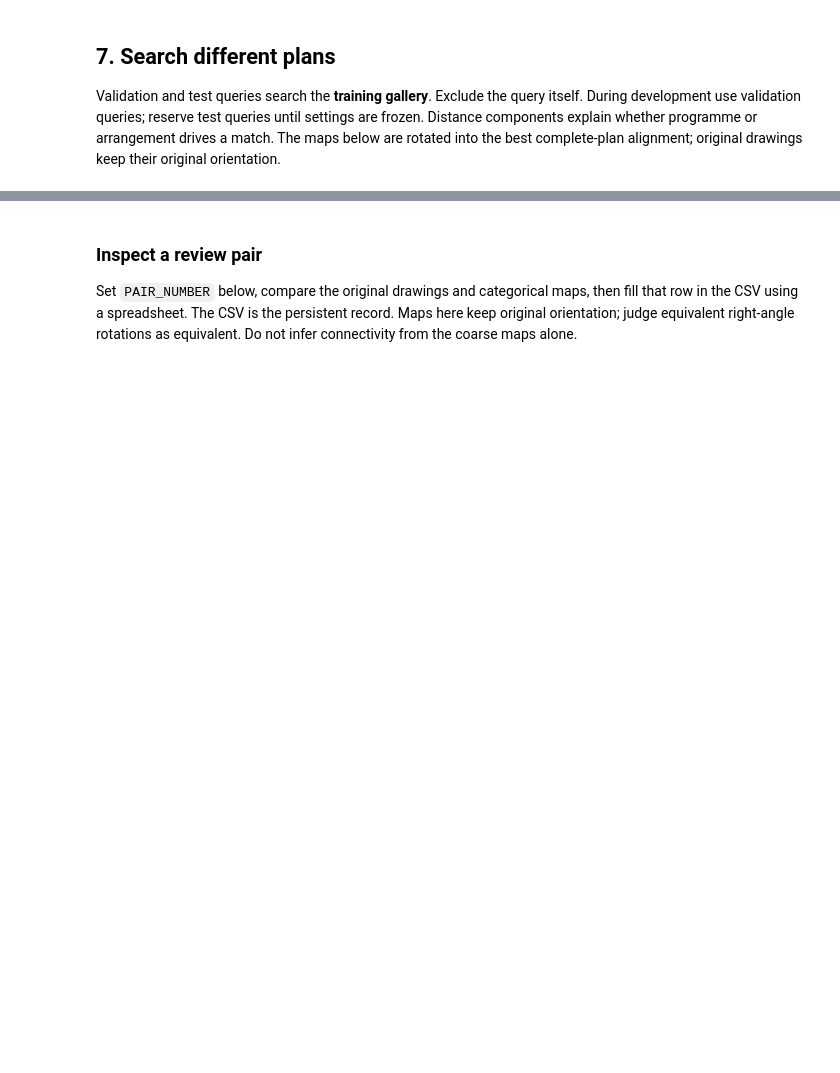
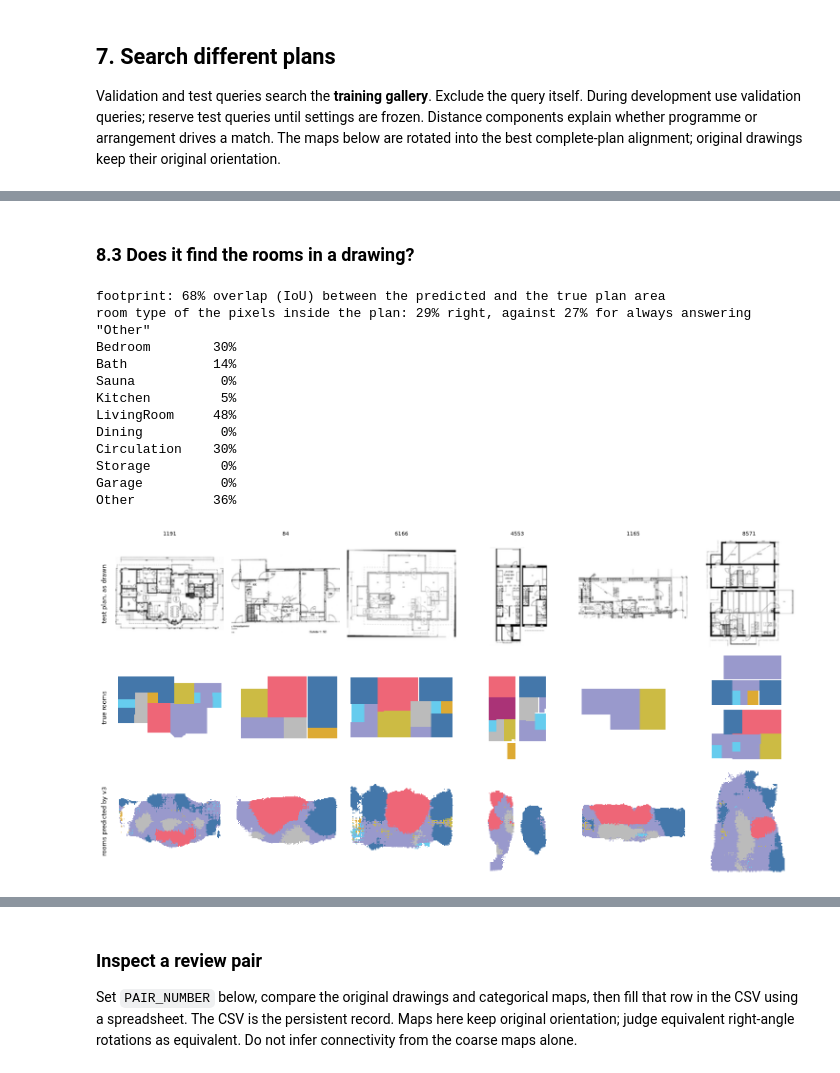
Before and after one commit to Chloe-hr/hackathon-team6-cubicasa, a Jupyter notebook: 01_autoencoder/notebook/internal_layout_v3.ipynb, the cells around one changed output, grey strips where cells are left out. Drawn from its saved outputs; the diff is of its cells as text; code cells hidden in the pictures; blank space fills up the shorter version.

```diff
--- a/01_autoencoder/notebook/internal_layout_v3.ipynb
+++ b/01_autoencoder/notebook/internal_layout_v3.ipynb
@@ -411,0 +623,45 @@ if index is not None:
+# %% [markdown]
+### 8.3 Does it find the rooms in a drawing?
+# %%
+_, test_output = run_v3(model_v3, X_v3[test_rows])
+predicted = test_output[:, :N_CLASSES].argmax(dim=1)
+truth = R_all[test_rows].long()
+inside = truth > 0
+footprint_iou = ((predicted > 0) & inside).sum() / ((predicted > 0) | inside).sum()
+type_accuracy = (predicted[inside] == truth[inside]).float().mean()
+majority_type = truth[inside].mode().values.item()
+majority_accuracy = (truth[inside] == majority_type).float().mean()
+print(f'footprint: {footprint_iou:.0%} overlap (IoU) between the predicted and the true plan area')
+print(f'room type of the pixels inside the plan: {type_accuracy:.0%} right, '
+      f'against {majority_accuracy:.0%} for always answering "{(["background", *TYPES])[majority_type]}"')
+per_type = pd.Series({name: (predicted[truth == TYPE_ID[name]] == TYPE_ID[name]).float().mean().item()
+                      for name in TYPES if (truth == TYPE_ID[name]).any()}, name='pixels found')
+print(per_type.map('{:.0%}'.format).to_string())
+
+fig, axes = plt.subplots(3, 6, figsize=(15, 7.5))
+for col, k in enumerate([0, 40, 80, 120, 160, 200]):
+    i = test_rows[k]
+    axes[0, col].imshow(drawing(plan_ids[i]), cmap='gray')
+    axes[1, col].imshow(rooms_y[i], cmap=ListedColormap(COLOURS), vmin=0, vmax=len(TYPES), interpolation='nearest')
+    axes[2, col].imshow(predicted[k], cmap=ListedColormap(COLOURS), vmin=0, vmax=len(TYPES), interpolation='nearest')
+    axes[0, col].set_title(plan_ids[i].split('/')[-1], fontsize=8)
+for ax in axes.flat: ax.axis('off')
+for row, label in enumerate(['test plan, as drawn', 'true rooms', 'rooms predicted by v3']):
+    axes[row, 0].text(-10, 64, label, rotation=90, va='center', ha='right', fontsize=9)
+plt.tight_layout()
+plt.savefig(PROJECT / '01_autoencoder/figures/14_v3_predicted_rooms.png', dpi=150, bbox_inches='tight')
+plt.show()
+# %% [output]
+footprint: 68% overlap (IoU) between the predicted and the true plan area
+room type of the pixels inside the plan: 29% right, against 27% for always answering "Other"
+Bedroom        30%
+Bath           14%
+Sauna           0%
+Kitchen         5%
+LivingRoom     48%
+Dining          0%
+Circulation    30%
+Storage         0%
+Garage          0%
+Other          36%
+[figure, added]
```
Also changed, not shown: parts of 30 cells of this notebook, 20 other files.
